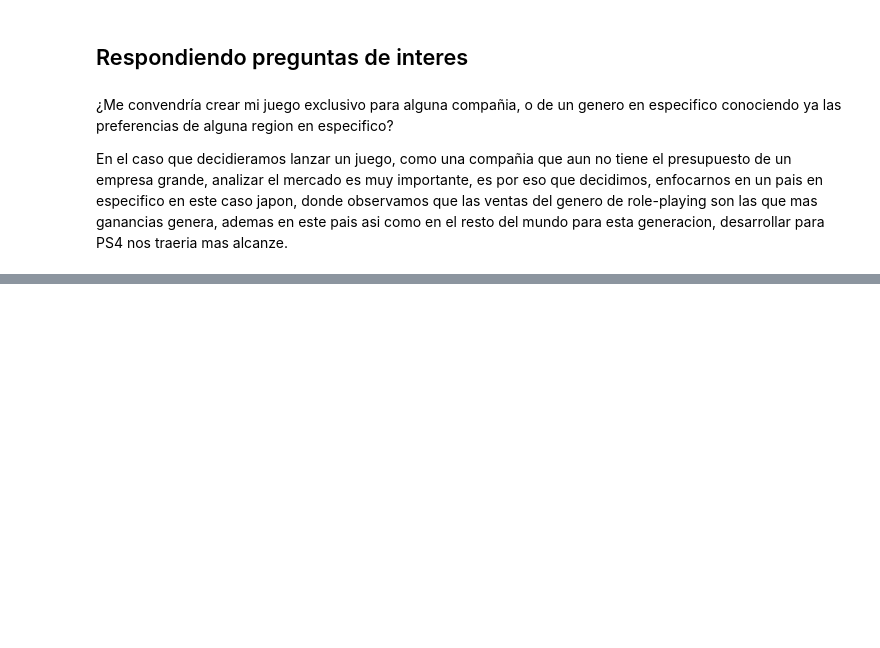
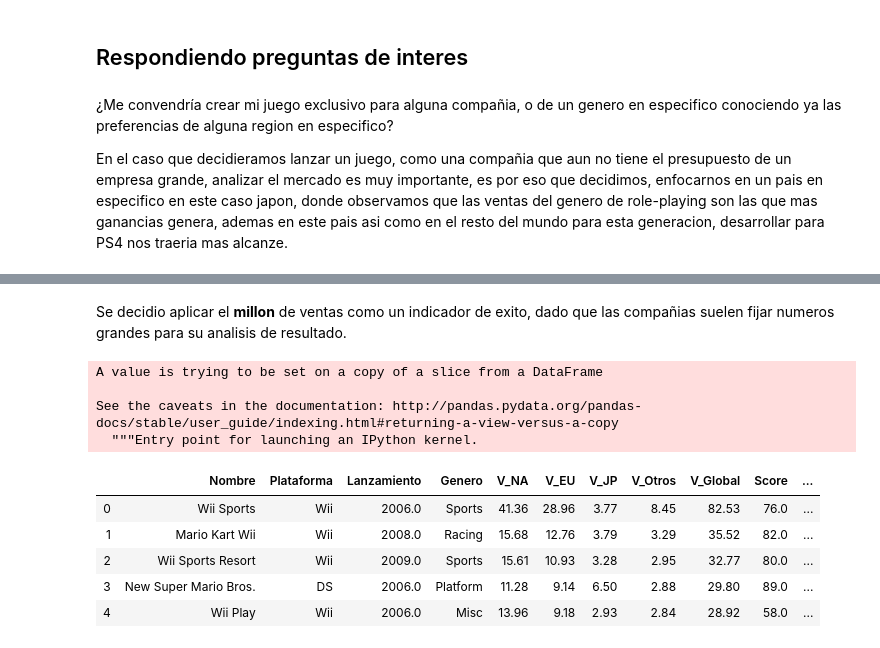
Before and after one commit to JosueStudent/Mineria_de_Datos, a Jupyter notebook: Avance PIA/PIA V2.ipynb, the cells around one changed output, grey strips where cells are left out. Drawn from its saved outputs; the diff is of its cells as text; code cells hidden in the pictures; blank space fills up the shorter version.

```diff
--- a/Avance PIA/PIA V2.ipynb
+++ b/Avance PIA/PIA V2.ipynb
@@ -436,0 +439,3 @@ En el caso que decidieramos lanzar un juego, como una compañia que aun no tiene
+# %%
+Data5['Exito'] = Data5.apply(lambda _: 0, axis=1)
+Data5['Exito'] = 0
@@ -436,0 +454,18 @@ En el caso que decidieramos lanzar un juego, como una compañia que aun no tiene
+# %% [markdown]
+Se decidio aplicar el **millon** de ventas como un indicador de exito, dado que las compañias suelen fijar numeros grandes para su analisis de resultado.
+# %%
+Data5['Exito'][Data5['V_Global']>1]=1
+# %% [output]
+A value is trying to be set on a copy of a slice from a DataFrame
+
+See the caveats in the documentation: http://pandas.pydata.org/pandas-docs/stable/user_guide/indexing.html#returning-a-view-versus-a-copy
+  """Entry point for launching an IPython kernel.
+# %%
+Data5.head()
+# %% [output]
+|  | Nombre | Plataforma | Lanzamiento | Genero | V_NA | V_EU | V_JP | V_Otros | V_Global | Score | ... |
+| 0 | Wii Sports | Wii | 2006.0 | Sports | 41.36 | 28.96 | 3.77 | 8.45 | 82.53 | 76.0 | ... |
+| 1 | Mario Kart Wii | Wii | 2008.0 | Racing | 15.68 | 12.76 | 3.79 | 3.29 | 35.52 | 82.0 | ... |
+| 2 | Wii Sports Resort | Wii | 2009.0 | Sports | 15.61 | 10.93 | 3.28 | 2.95 | 32.77 | 80.0 | ... |
+| 3 | New Super Mario Bros. | DS | 2006.0 | Platform | 11.28 | 9.14 | 6.50 | 2.88 | 29.80 | 89.0 | ... |
+| 4 | Wii Play | Wii | 2006.0 | Misc | 13.96 | 9.18 | 2.93 | 2.84 | 28.92 | 58.0 | ... |
```
Also changed, not shown: parts of 36 cells of this notebook.
